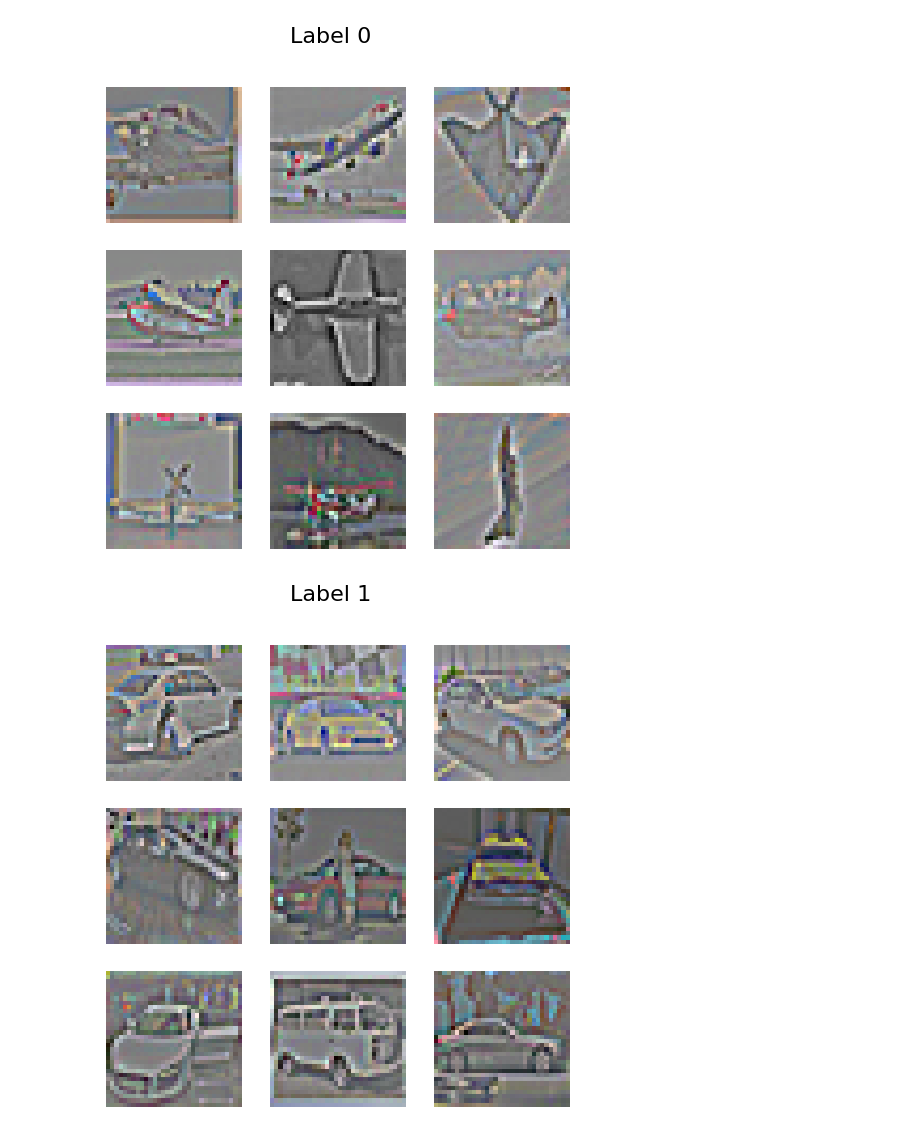
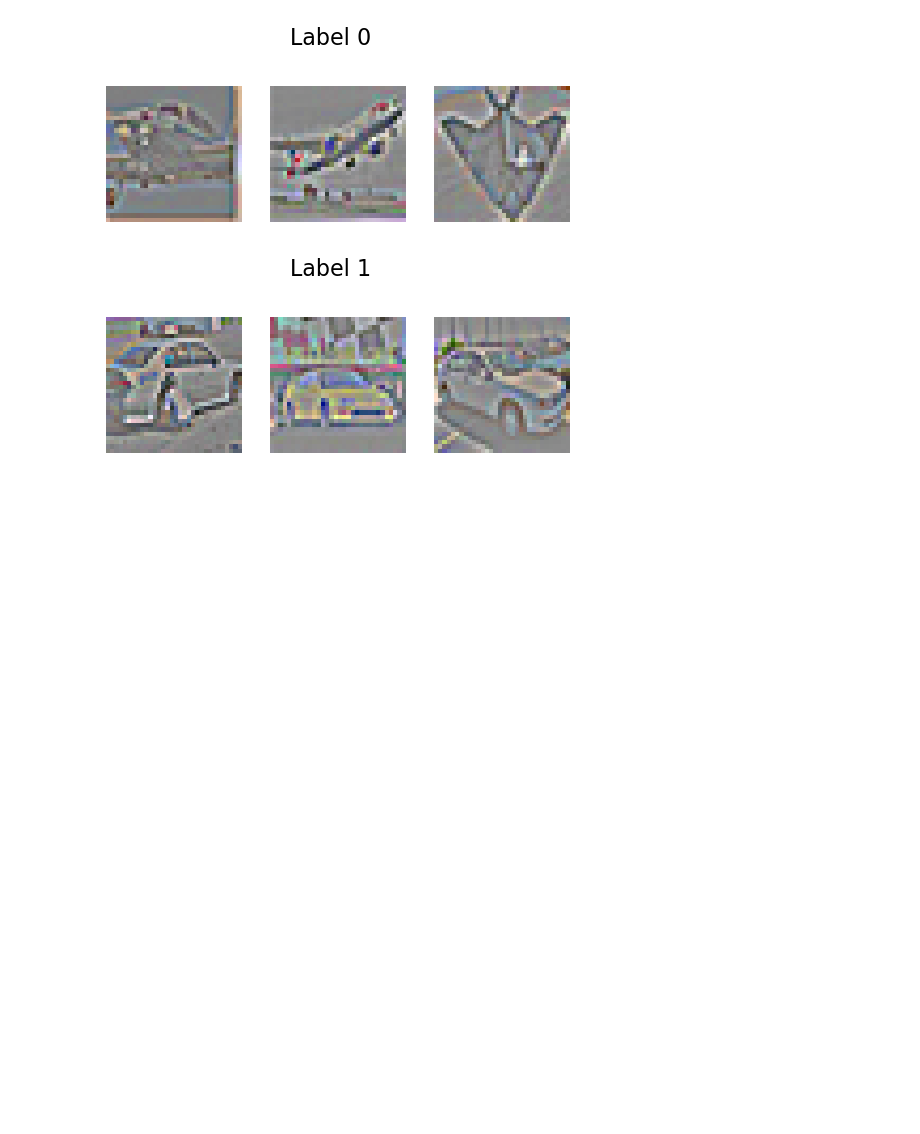
Before and after one commit to dparicio/Kernel-Methods-Challenge, a Jupyter notebook: start.ipynb, the cells around one changed output. Drawn from its saved outputs; the diff is of its cells as text; code cells hidden in the pictures; blank space fills up the shorter version.

```diff
--- a/start.ipynb
+++ b/start.ipynb
@@ -3,3 +6,3 @@ from data_processing import *
 # %%
-Xtr, Xte, Ytr = load_data()
+Xtr, Xte, Ytr = load_data(data_dir="data")
 # %% [output]
@@ -25,5 +29,5 @@ std_Xtr = 0.036931775770682115
 # %%
-show_images_per_label(Xtr, Ytr, n_per_label=9)
+show_images_per_label(Xtr, Ytr, n_per_label=3)
 # %% [output]
-[figure, old version]
+[figure, new version]
-[figure, old version]
+[figure, new version]
```
Also changed, not shown: parts of 7 cells of this notebook, 4 other files.
